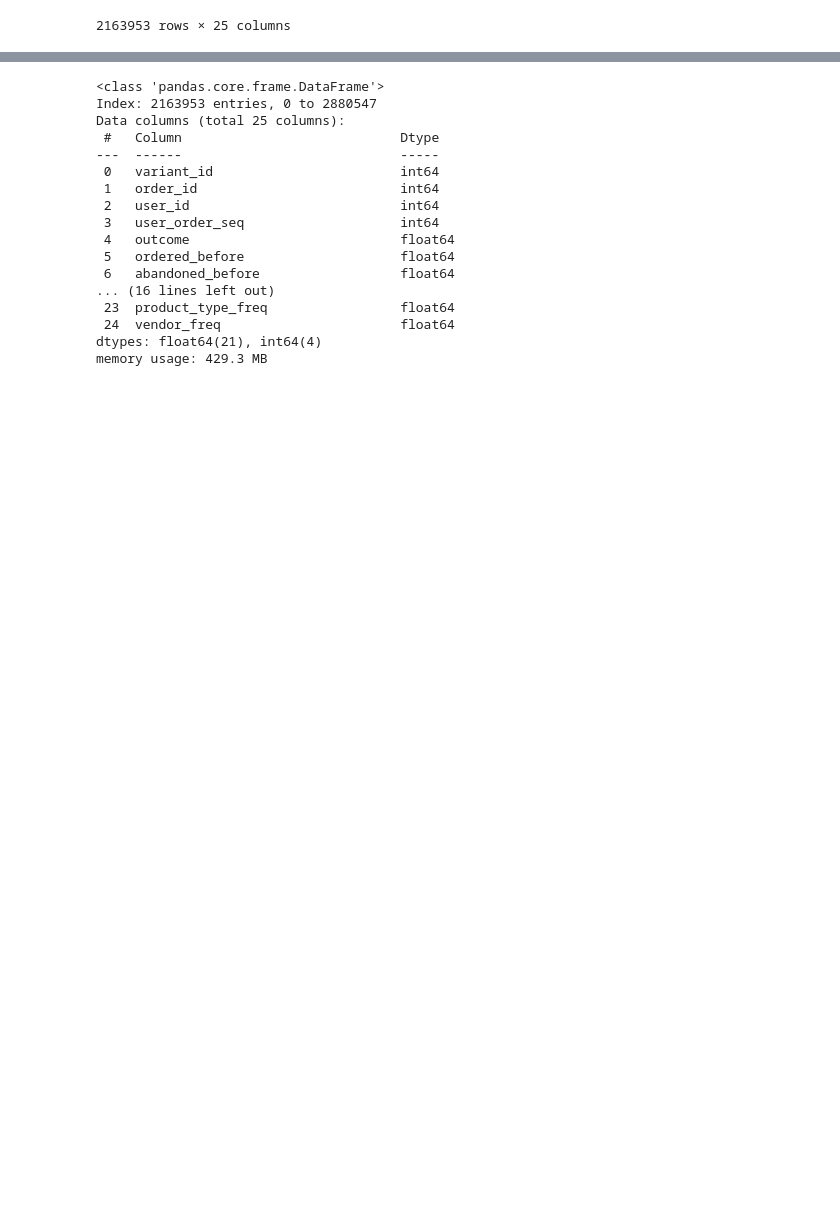
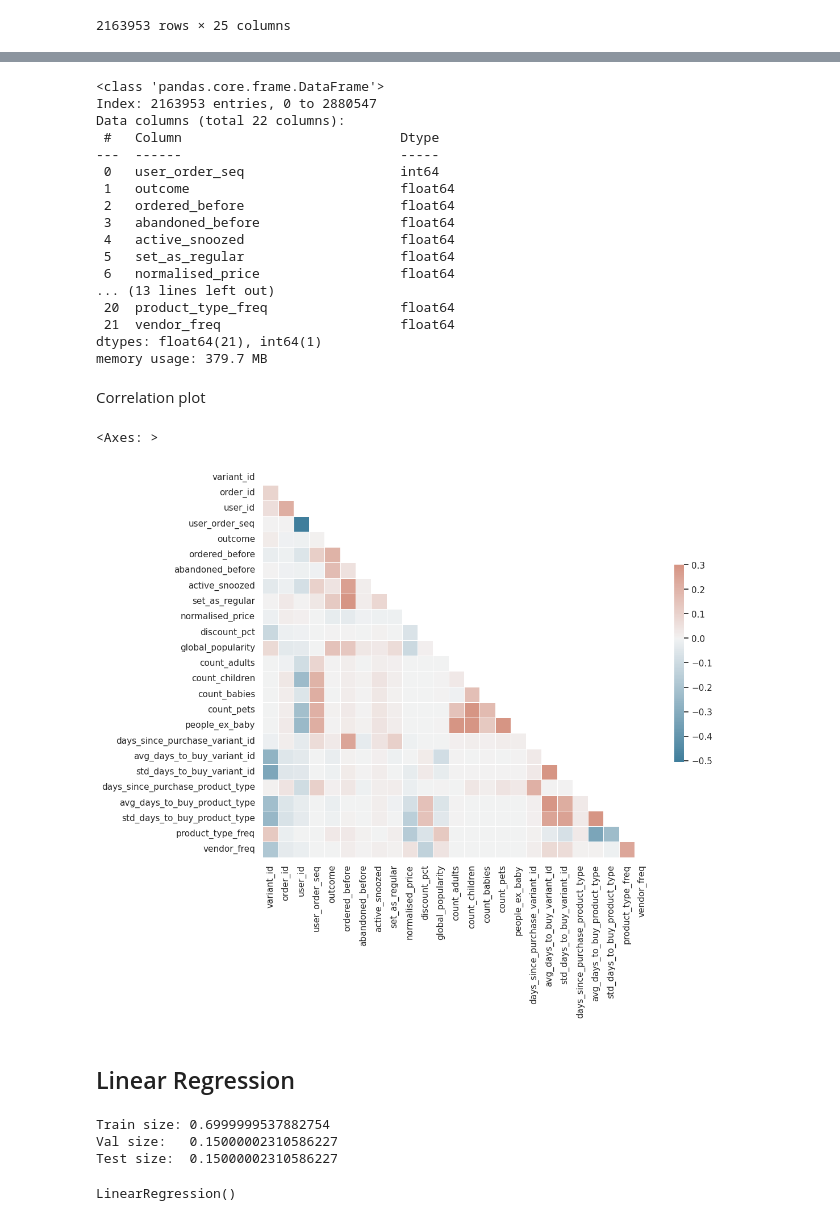
Before and after one commit to Javierterryc/zrive-ds, a Jupyter notebook: src/module_3/module_3.ipynb, the cells around one changed output, grey strips where cells are left out. Cells and saved outputs as stored; diff of their text form; code cells hidden in the pictures; blank space fills up the shorter version.

```diff
--- a/src/module_3/module_3.ipynb
+++ b/src/module_3/module_3.ipynb
@@ -10,6 +10,8 @@ import numpy as np
 import seaborn as sns
 
 plt.style.use("ggplot")
+sns.set_theme(style="white")
+
 
 # Configure the logging system
 logging.basicConfig(
@@ -239,3 +241,6 @@ df
 | 2880546 | 33826439594116 | 3643283734660 | 3874925314180 | 7 | 0.0 | 0.0 | 0.0 | ... |
 | 2880547 | 33826439594116 | 3643294515332 | 3906490826884 | 2 | 0.0 | 0.0 | 0.0 | ... |
 2163953 rows × 25 columns
+# %%
+df = df.drop(columns= ["variant_id","order_id","user_id"])
+df
@@ -244,18 +263,41 @@ df.info()
 # %% [output]
 <class 'pandas.core.frame.DataFrame'>
 Index: 2163953 entries, 0 to 2880547
-Data columns (total 25 columns):
+Data columns (total 22 columns):
  #   Column                            Dtype
 ---  ------                            -----
- 0   variant_id                        int64
- 1   order_id                          int64
- 2   user_id                           int64
- 3   user_order_seq                    int64
- 4   outcome                           float64
- 5   ordered_before                    float64
- 6   abandoned_before                  float64
-... (16 lines left out)
- 23  product_type_freq                 float64
- 24  vendor_freq                       float64
-dtypes: float64(21), int64(4)
-memory usage: 429.3 MB
+ 0   user_order_seq                    int64
+ 1   outcome                           float64
+ 2   ordered_before                    float64
+ 3   abandoned_before                  float64
+ 4   active_snoozed                    float64
+ 5   set_as_regular                    float64
+ 6   normalised_price                  float64
+... (13 lines left out)
+ 20  product_type_freq                 float64
+ 21  vendor_freq                       float64
+dtypes: float64(21), int64(1)
+memory usage: 379.7 MB
+# %% [markdown]
+Correlation plot
+# %%
+# Compute the correlation matrix
+corr = df.corr()
+
+# Generate a mask for the upper triangle
+mask = np.triu(np.ones_like(corr, dtype=bool))
+
+# Set up the matplotlib figure
+f, ax = plt.subplots(figsize=(11, 9))
+
+# Generate a custom diverging colormap
+cmap = sns.diverging_palette(230, 20, as_cmap=True)
+
+# Draw the heatmap with the mask and correct aspect ratio
+sns.heatmap(corr, mask=mask, cmap=cmap, vmax=.3, center=0,
+            square=True, linewidths=.5, cbar_kws={"shrink": .5})
+# %% [output]
+<Axes: >
+[figure, added]
+# %% [markdown]
+## Linear Regression
@@ -261,0 +308,25 @@ memory usage: 429.3 MB
+# %%
+X = df.drop(columns=["outcome"])
+y = df["outcome"]
+
+
+X_train, X_temp, y_train, y_temp = train_test_split(
+    X, y, test_size=0.3, random_state=42, stratify=y
+)
+
+X_val, X_test, y_val, y_test = train_test_split(
+    X_temp, y_temp, test_size=0.5, random_state=42, stratify=y_temp
+)
+
+print(f"Train size: {len(X_train)/len(df)}")
+print(f"Val size:   {len(X_val)/len(df)}")
+print(f"Test size:  {len(X_test)/len(df)}")
+# %% [output]
+Train size: 0.6999999537882754
+Val size:   0.15000002310586227
+Test size:  0.15000002310586227
+# %%
+model = LinearRegression()
+model.fit(X_train, y_train)
+# %% [output]
+LinearRegression()
```
Also changed, not shown: parts of 6 cells of this notebook.
